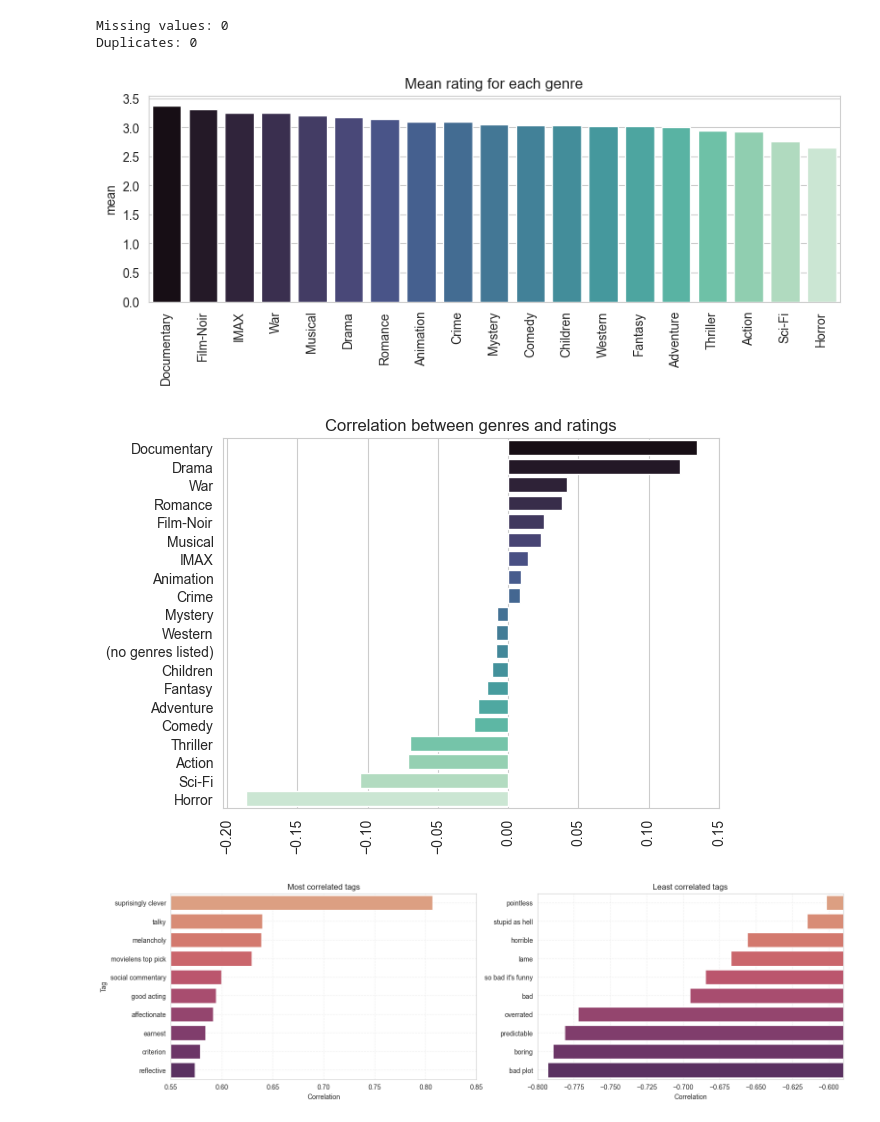
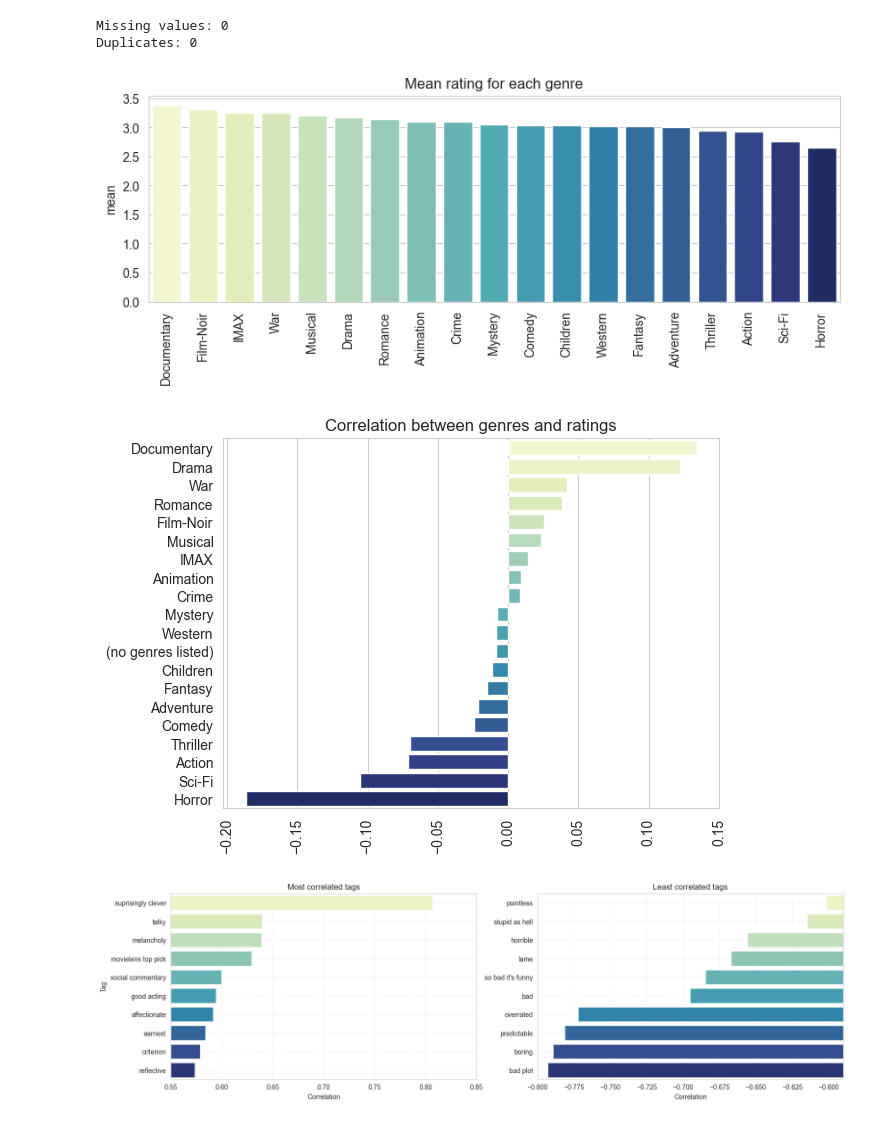
Before and after one commit to frapic98/Data_Analytics-main, a Jupyter notebook: data_exploration.ipynb, the cells around one changed output. Drawn from its saved outputs; the diff is of its cells as text; code cells hidden in the pictures.

```diff
--- a/data_exploration.ipynb
+++ b/data_exploration.ipynb
@@ -102,22 +102,22 @@ from scipy.stats import kstest, norm
 # %%
 #mean rating for each genre
 genres = movies_genres.columns[2:-1]
 genres_mean = []
 
 for genre in genres:
     genres_mean.append(movies_genres[movies_genres[genre] == 1]['rating'].mean())
 
 genres_mean = pd.DataFrame(genres_mean, index=genres, columns=['mean'])
 genres_mean.sort_values(by='mean', ascending=False, inplace=True)
 
 #barplot of mean rating for each genre
 plt.figure(figsize=(10, 3))
-sns.barplot(x=genres_mean.index, y=genres_mean['mean'], palette='mako')
+sns.barplot(x=genres_mean.index, y=genres_mean['mean'], palette='YlGnBu')
 plt.title('Mean rating for each genre')
 plt.xticks(rotation=90)
 plt.show()
 # %% [output]
-[figure, old version]
+[figure, new version]
 # %%
 #calculate the correlation between genres and ratings
 
@@ -126,12 +126,12 @@ corr = corr['rating'].sort_values(ascending=False)
 corr = corr[1:]
 #barplot of correlation between genres and ratings
 
-sns.barplot(x=corr.values, y=corr.index, palette='mako')
+sns.barplot(x=corr.values, y=corr.index, palette='YlGnBu')
 plt.title('Correlation between genres and ratings')
 plt.xticks(rotation=90)
 plt.show()
 # %% [output]
-[figure, old version]
+[figure, new version]
 # %%
 ## Correlation between tags and ratings
 # features correlation
@@ -141,7 +141,7 @@ corre = corre.drop('rating')
 # %%
 plt.subplots(figsize=(18, 5))
 plt.subplot(1, 2, 1)
-sns.barplot(x=corre.values[:10], y=corre.index[:10], palette='flare', zorder=2)
+sns.barplot(x=corre.values[:10], y=corre.index[:10], palette='YlGnBu', zorder=2)
 plt.grid(True, zorder=-1, linestyle='--', alpha=0.3)
 plt.title('Most correlated tags')
 plt.xlabel('Correlation')
@@ -149,7 +149,7 @@ plt.ylabel('Tag')
 plt.xlim(0.55, 0.85)
 
 plt.subplot(1, 2, 2)
-sns.barplot(x=corre.values[-10:], y=corre.index[-10:], palette='flare', zorder=2)
+sns.barplot(x=corre.values[-10:], y=corre.index[-10:], palette='YlGnBu', zorder=2)
 plt.grid(True, zorder=-1, linestyle='--', alpha=0.3)
 plt.title('Least correlated tags')
 plt.xlabel('Correlation')
@@ -157,7 +157,7 @@ plt.xlim(-.8, -0.59)
 plt.ylabel('')
 plt.show()
 # %% [output]
-[figure, old version]
+[figure, new version]
 # %%
 #calculate the features importance
 from sklearn.ensemble import RandomForestRegressor
```
Also changed, not shown: parts of 4 cells of this notebook, 1 other file.
